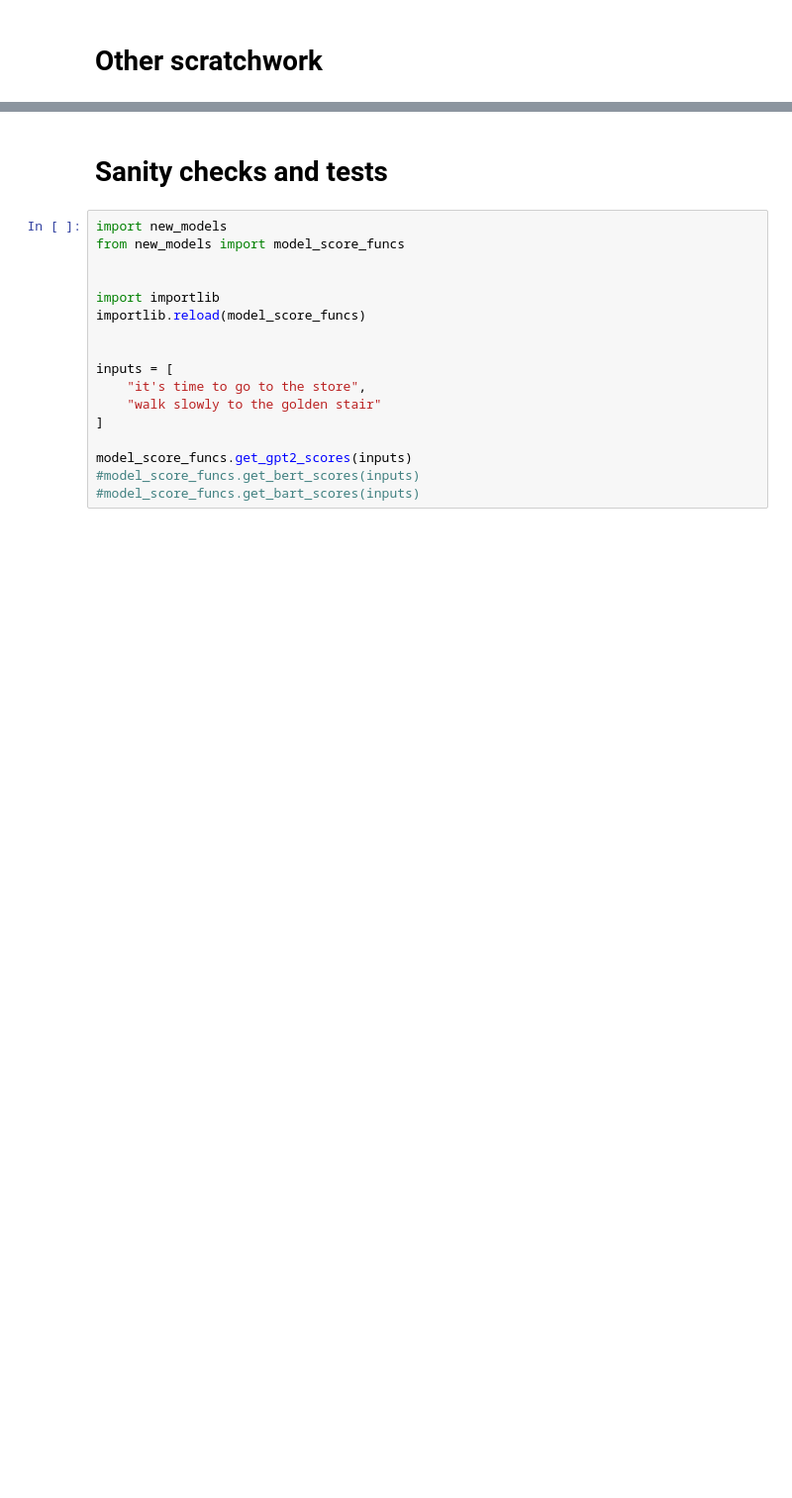
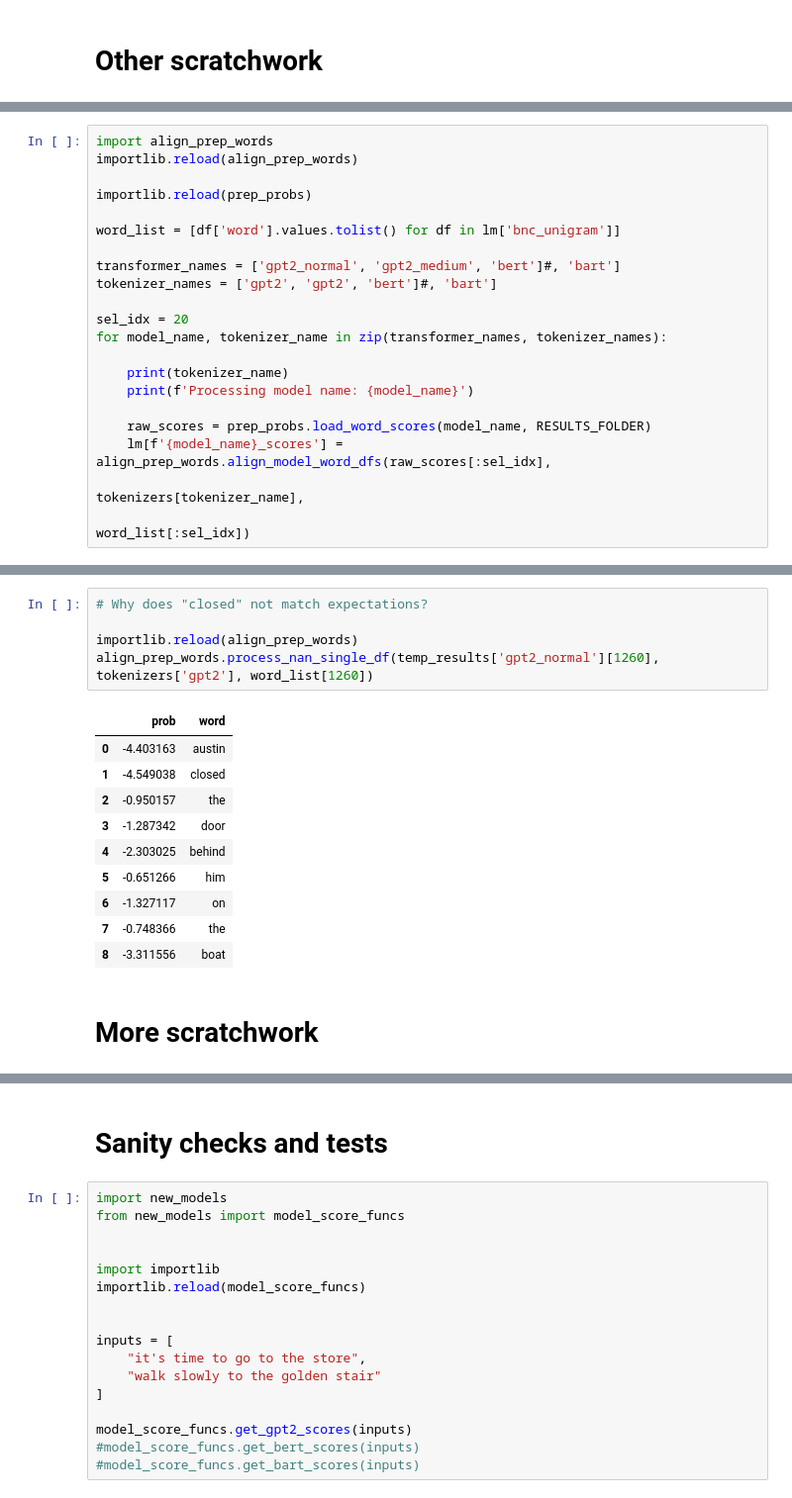
Before and after one commit to smeylan/telephone-analysis-public, a Jupyter notebook: model_development.ipynb, the cells around one changed output, grey strips where cells are left out. Shown: that part at 99% size. Saved outputs shown, nothing was run; the diff lists cells and outputs as text; blank space fills up the shorter version.

```diff
--- a/model_development.ipynb
+++ b/model_development.ipynb
@@ -21,0 +68,21 @@ KeyboardInterrupt:
+# %%
+import align_prep_words
+importlib.reload(align_prep_words)
+
+importlib.reload(prep_probs)
+
+word_list = [df['word'].values.tolist() for df in lm['bnc_unigram']]
+
+transformer_names = ['gpt2_normal', 'gpt2_medium', 'bert']#, 'bart']
+tokenizer_names = ['gpt2', 'gpt2', 'bert']#, 'bart']
+
+sel_idx = 20
+for model_name, tokenizer_name in zip(transformer_names, tokenizer_names):
+
+    print(tokenizer_name)
+    print(f'Processing model name: {model_name}')
+
+    raw_scores = prep_probs.load_word_scores(model_name, RESULTS_FOLDER)
+    lm[f'{model_name}_scores'] = align_prep_words.align_model_word_dfs(raw_scores[:sel_idx],
+                                                                       tokenizers[tokenizer_name],
+                                                                       word_list[:sel_idx])
@@ -21,0 +132,18 @@ KeyboardInterrupt:
+# %%
+# Why does "closed" not match expectations?
+
+importlib.reload(align_prep_words)
+align_prep_words.process_nan_single_df(temp_results['gpt2_normal'][1260], tokenizers['gpt2'], word_list[1260])
+# %% [output]
+|  | prob | word |
+| 0 | -4.403163 | austin |
+| 1 | -4.549038 | closed |
+| 2 | -0.950157 | the |
+| 3 | -1.287342 | door |
+| 4 | -2.303025 | behind |
+| 5 | -0.651266 | him |
+| 6 | -1.327117 | on |
+| 7 | -0.748366 | the |
+| 8 | -3.311556 | boat |
+# %% [markdown]
+# More scratchwork
```
Also changed, not shown: parts of 20 cells of this notebook, 2 other files.
